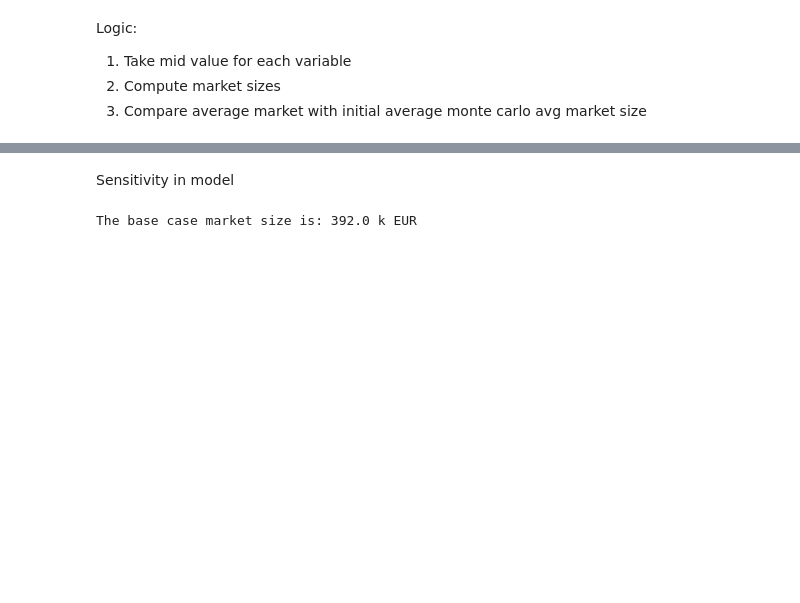
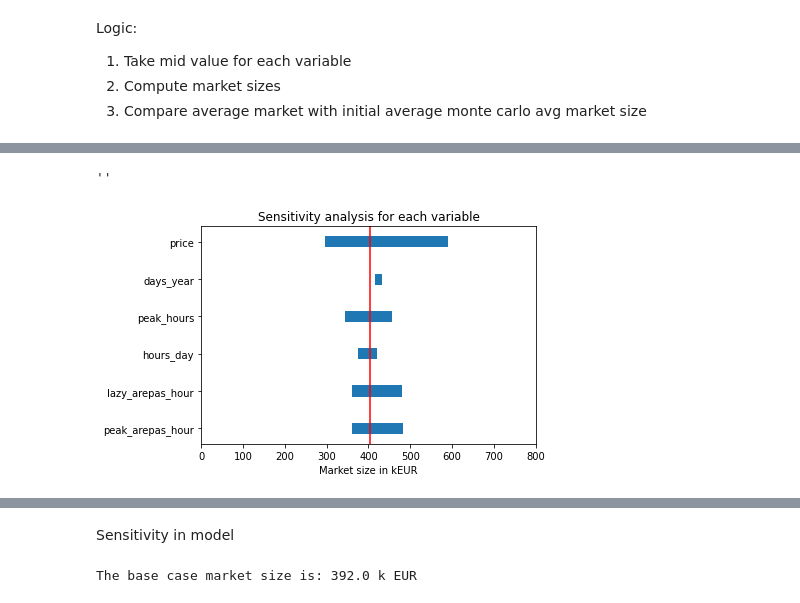
Before and after one commit to rrosasl/MarketSizing, a Jupyter notebook: Market_sizing_arepas_Bcna.ipynb, the cells around one changed output, grey strips where cells are left out. Cells and saved outputs as stored; diff of their text form; code cells hidden in the pictures; blank space fills up the shorter version.

```diff
--- a/Market_sizing_arepas_Bcna.ipynb
+++ b/Market_sizing_arepas_Bcna.ipynb
@@ -339,0 +355,18 @@ sensitivity_df
+# %%
+width = sensitivity_df.width.tolist()
+left = sensitivity_df.market_size_low.tolist()
+y = range(0,sensitivity_df.shape[0])
+fig, ax = plt.subplots()
+ax.barh(width=width, left=left, height=0.3,y=y)
+
+labels = sensitivity_df.index.tolist()
+ax.set_yticks(range(len(labels)))
+ax.set_yticklabels(labels)
+plt.xlim([0, 800])
+plt.axvline(base_avg,color='red')
+plt.title('Sensitivity analysis for each variable')
+plt.xlabel('Market size in kEUR')
+;
+# %% [output]
+''
+[figure, added]
```
Also changed, not shown: parts of 12 cells of this notebook.
